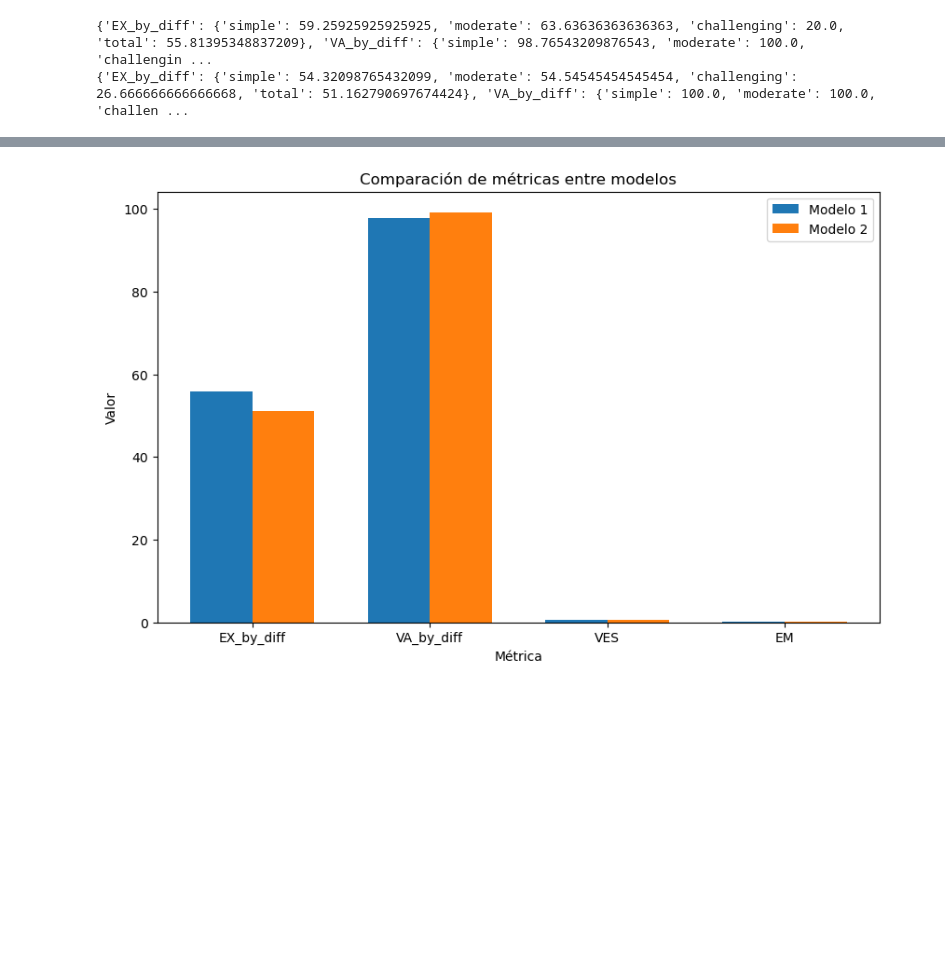
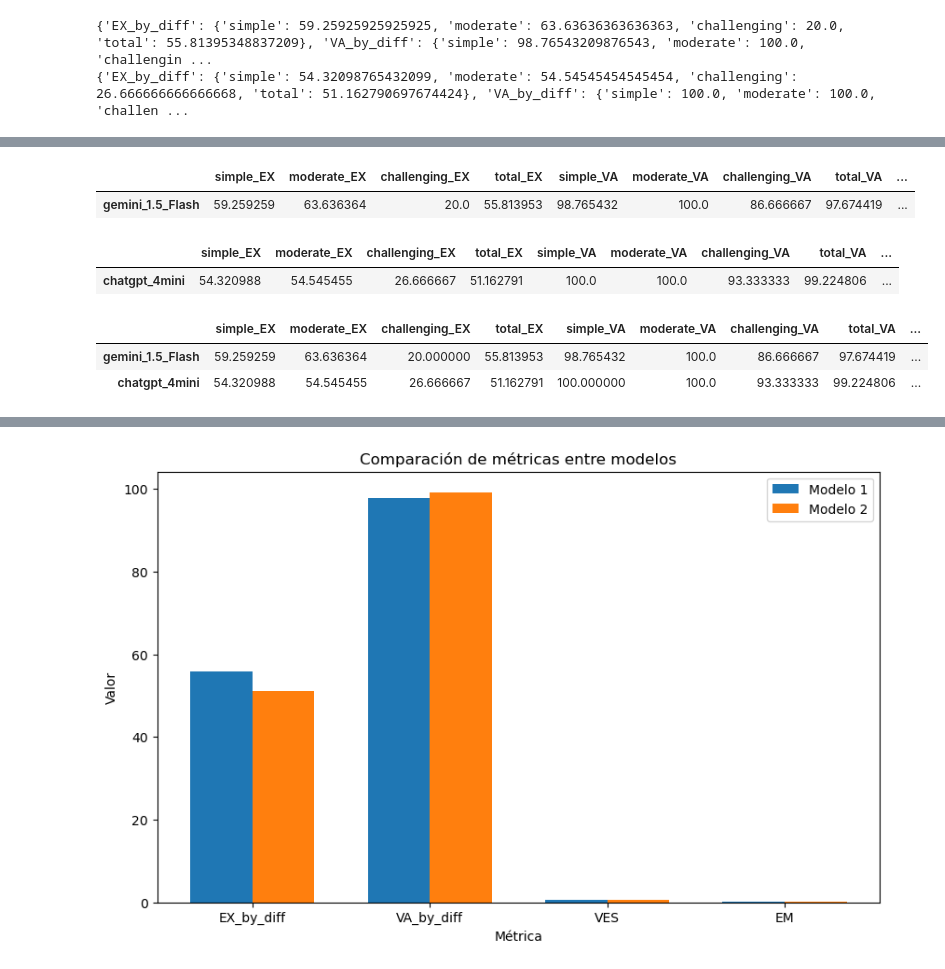
Before and after one commit to EnzoRg/text_mining, a Jupyter notebook: evaluation.ipynb, the cells around one changed output, grey strips where cells are left out. Saved outputs shown, nothing was run; the diff lists cells and outputs as text; code cells hidden in the pictures; blank space fills up the shorter version.

```diff
--- a/evaluation.ipynb
+++ b/evaluation.ipynb
@@ -404,0 +477,17 @@ print(metricas_chatgpt)
+# %%
+df_gemini
+# %% [output]
+|  | simple_EX | moderate_EX | challenging_EX | total_EX | simple_VA | moderate_VA | challenging_VA | total_VA | ... |
+| gemini_1.5_Flash | 59.259259 | 63.636364 | 20.0 | 55.813953 | 98.765432 | 100.0 | 86.666667 | 97.674419 | ... |
+# %%
+df_chatgpt
+# %% [output]
+|  | simple_EX | moderate_EX | challenging_EX | total_EX | simple_VA | moderate_VA | challenging_VA | total_VA | ... |
+| chatgpt_4mini | 54.320988 | 54.545455 | 26.666667 | 51.162791 | 100.0 | 100.0 | 93.333333 | 99.224806 | ... |
+# %%
+df_zero_shot = pd.concat([df_gemini, df_chatgpt])
+df_zero_shot
+# %% [output]
+|  | simple_EX | moderate_EX | challenging_EX | total_EX | simple_VA | moderate_VA | challenging_VA | total_VA | ... |
+| gemini_1.5_Flash | 59.259259 | 63.636364 | 20.000000 | 55.813953 | 98.765432 | 100.0 | 86.666667 | 97.674419 | ... |
+| chatgpt_4mini | 54.320988 | 54.545455 | 26.666667 | 51.162791 | 100.000000 | 100.0 | 93.333333 | 99.224806 | ... |
```
Also changed, not shown: parts of 7 cells of this notebook.
